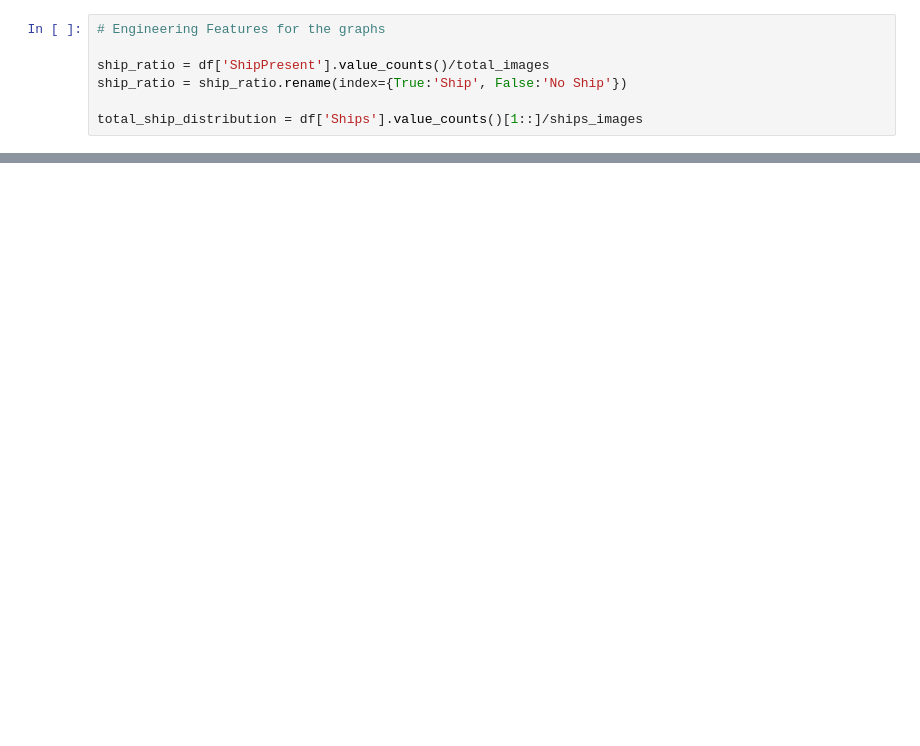
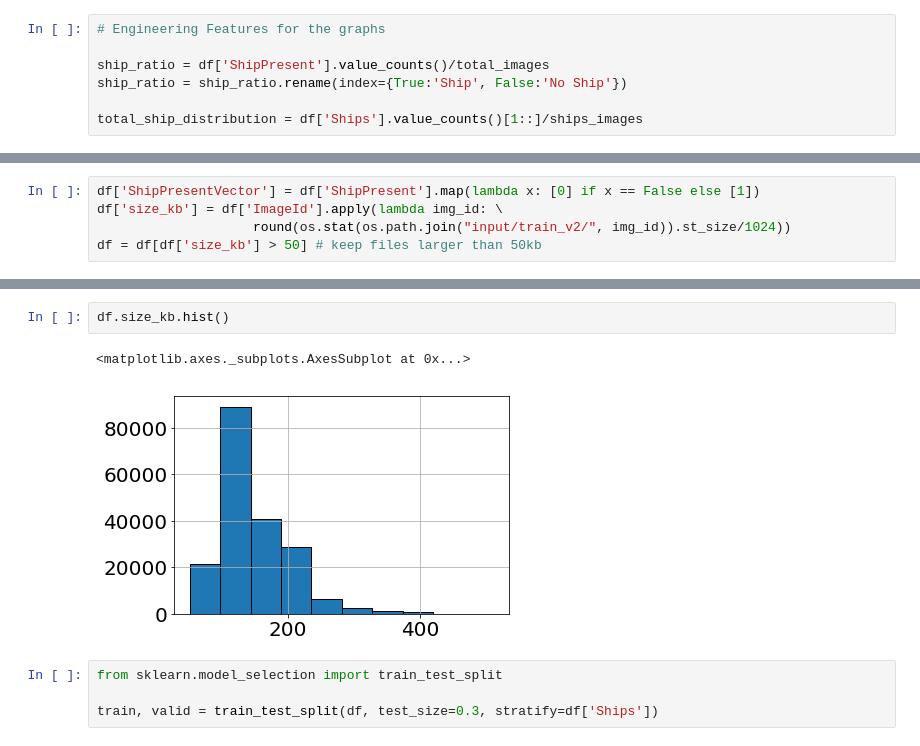
Before and after one commit to alexcampos09/Airbus-Ship-Kaggle-Competition, a Jupyter notebook: EDA.ipynb, the cells around one changed output, grey strips where cells are left out. Saved outputs shown, nothing was run; the diff lists cells and outputs as text; blank space fills up the shorter version.

```diff
--- a/EDA.ipynb
+++ b/EDA.ipynb
@@ -200,0 +206,5 @@ Total Pixels: 99.5% (17058468684)
+# %%
+df['ShipPresentVector'] = df['ShipPresent'].map(lambda x: [0] if x == False else [1])
+df['size_kb'] = df['ImageId'].apply(lambda img_id: \
+                    round(os.stat(os.path.join("input/train_v2/", img_id)).st_size/1024))
+df = df[df['size_kb'] > 50] # keep files larger than 50kb
@@ -200,0 +222,9 @@ Total Pixels: 99.5% (17058468684)
+# %%
+df.size_kb.hist()
+# %% [output]
+<matplotlib.axes._subplots.AxesSubplot at 0x...>
+[figure, added]
+# %%
+from sklearn.model_selection import train_test_split
+
+train, valid = train_test_split(df, test_size=0.3, stratify=df['Ships'])
```
Also changed, not shown: parts of 20 cells of this notebook, 1 other file.
